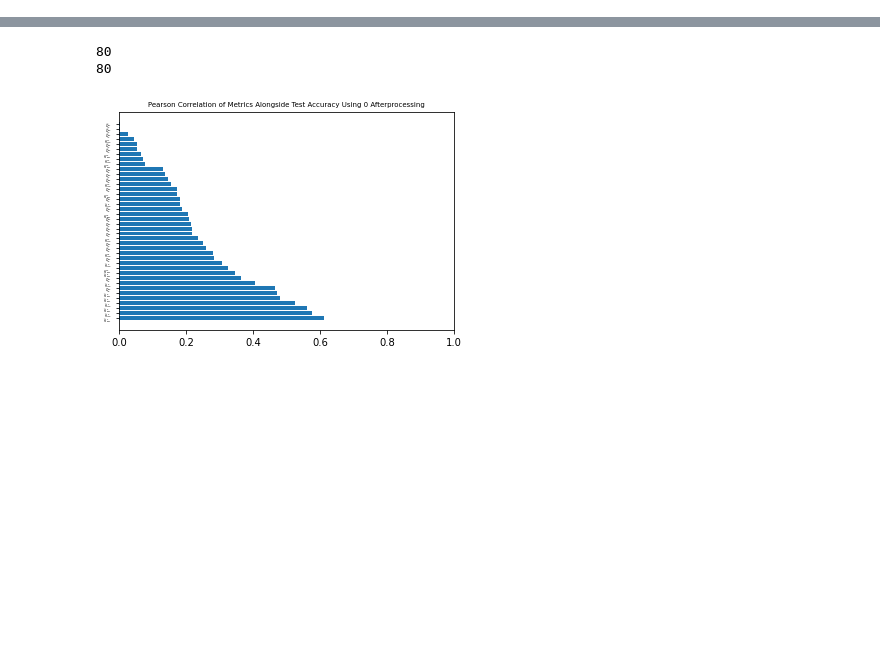
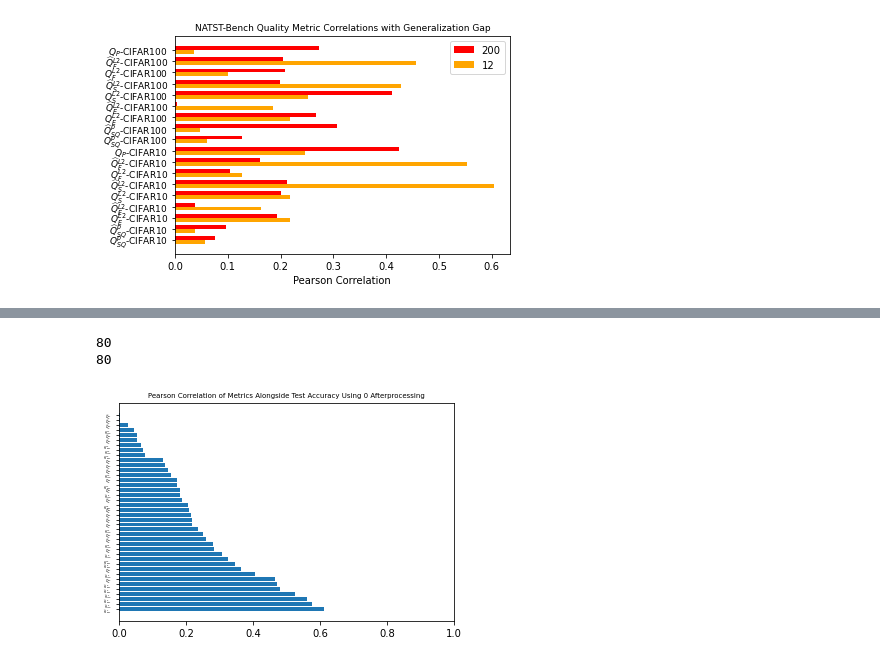
Before and after one commit to KhalilJDamouni/QC-Bench, a Jupyter notebook: source/plotting.ipynb, the cells around one changed output, grey strips where cells are left out. Saved outputs shown, nothing was run; the diff lists cells and outputs as text; code cells hidden in the pictures; blank space fills up the shorter version.

```diff
--- a/source/plotting.ipynb
+++ b/source/plotting.ipynb
@@ -69,3 +170,15 @@ outputs\results-06-16-2021_13-47-33-NATSS-ImageNet16-120-90.csv
+# %%
+width = 0.35
+x = np.arange(len(newgap90.values()))
+plt.barh(x + width/2, newgap90.values(), width, label='200', color = "red")
+plt.barh(x - width/2, newgap12.values(), width, label='12', color = "orange")
+plt.yticks(x, labels = newgap12.keys(), fontsize = 9)
+plt.title("NATST-Bench Quality Metric Correlations with Generalization Gap", fontsize = 9)
+plt.xlabel('Pearson Correlation')
+plt.legend()
+plt.show()
+# %% [output]
+[figure, added]
 # %%
 for dataset in datasets:
     x = np.arange(len(plot12[dataset].values()))  # the label locations
```
Also changed, not shown: parts of 7 cells of this notebook, 4 other files.
